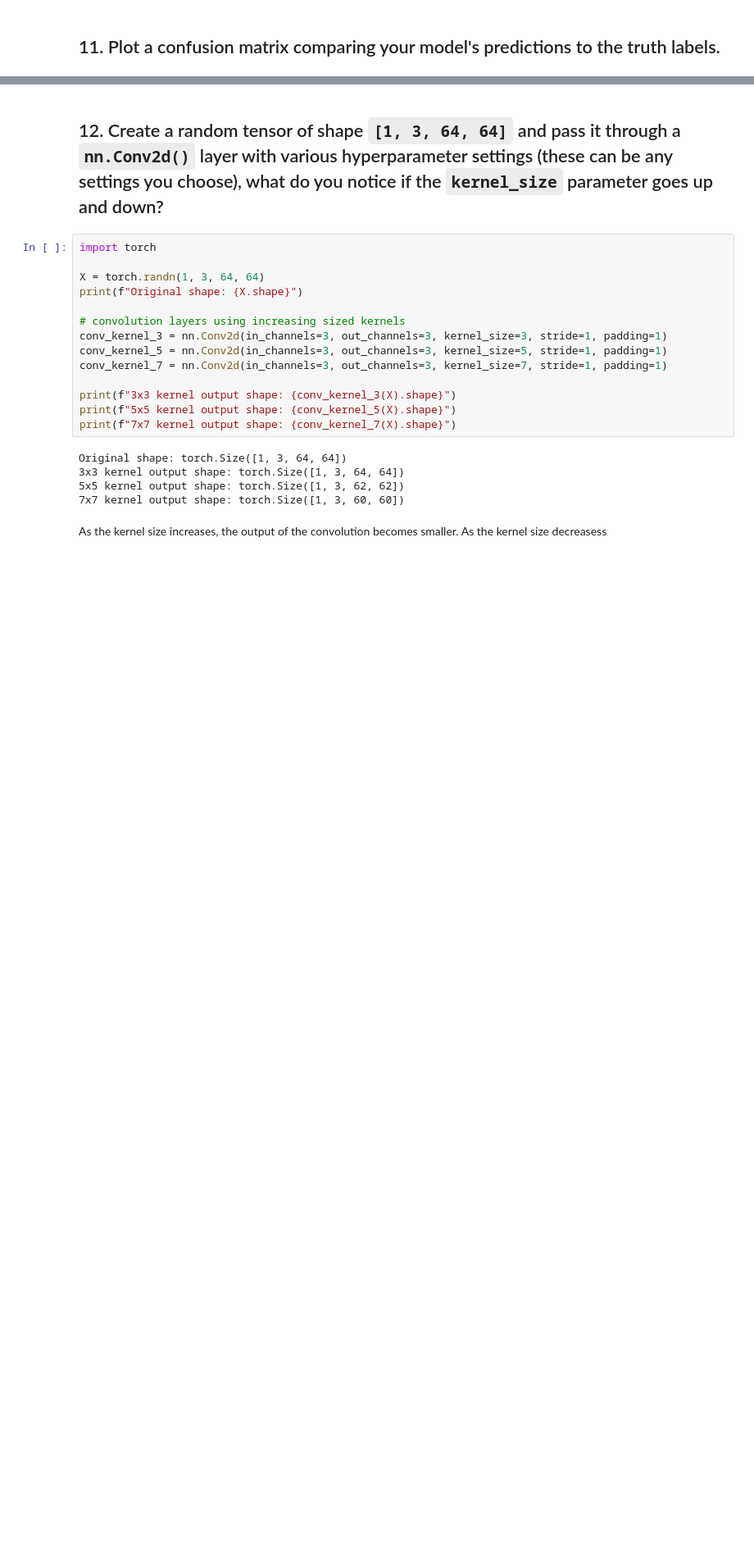
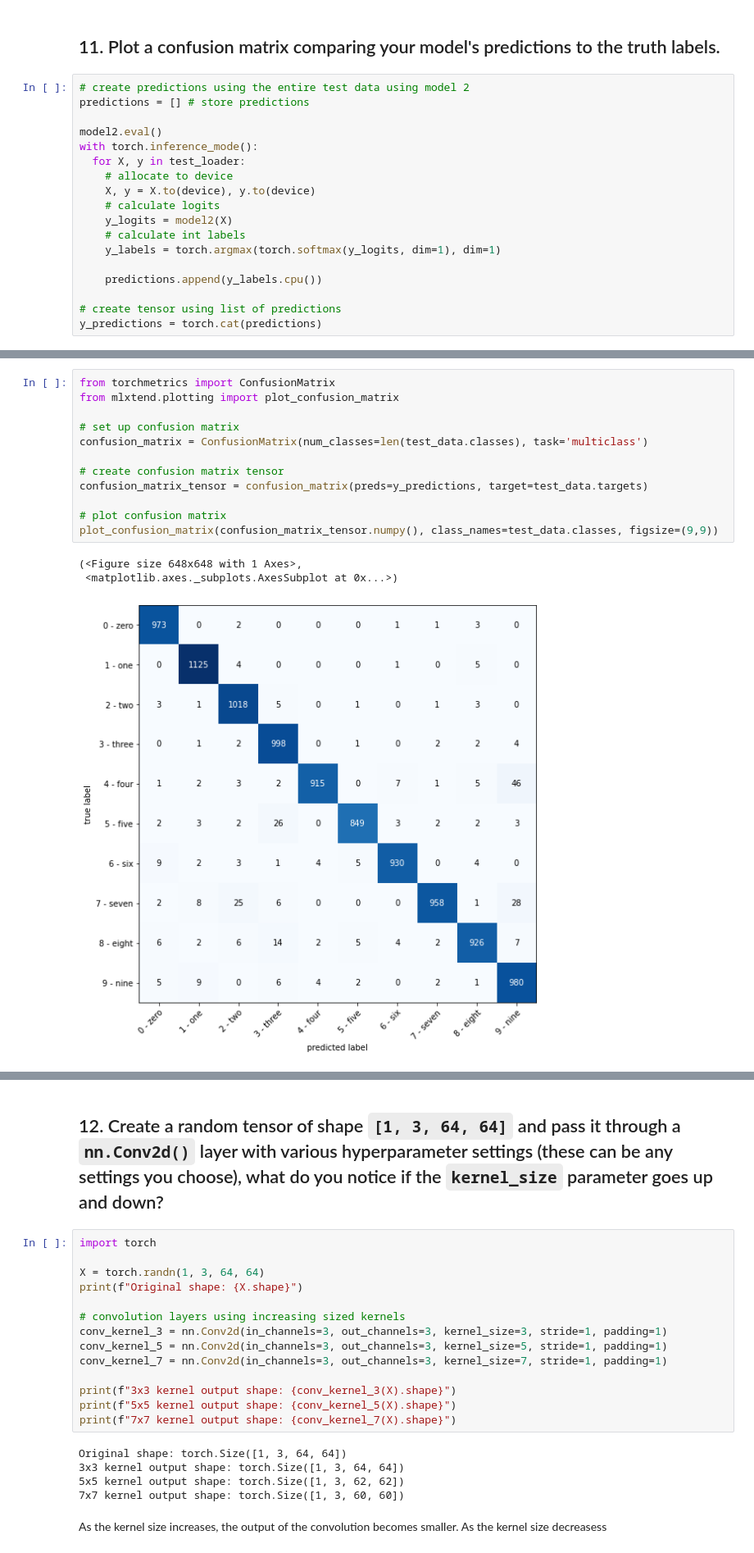
Before and after one commit to torrhen/pytorch_miscellaneous, a Jupyter notebook: 03_pytorch_computer_vision_ex.ipynb, the cells around one changed output, grey strips where cells are left out. Shown at 82% size. Saved outputs shown, nothing was run; the diff lists cells and outputs as text; blank space fills up the shorter version.

```diff
--- a/03_pytorch_computer_vision_ex.ipynb
+++ b/03_pytorch_computer_vision_ex.ipynb
@@ -332,2 +343,20 @@ RuntimeError: ignored
 # %% [markdown]
 ## 11. Plot a confusion matrix comparing your model's predictions to the truth labels.
+# %%
+# create predictions using the entire test data using model 2
+predictions = [] # store predictions
+
+model2.eval()
+with torch.inference_mode():
+  for X, y in test_loader:
+    # allocate to device
+    X, y = X.to(device), y.to(device)
+    # calculate logits
+    y_logits = model2(X)
+    # calculate int labels
+    y_labels = torch.argmax(torch.softmax(y_logits, dim=1), dim=1)
+
+    predictions.append(y_labels.cpu())
+
+# create tensor using list of predictions
+y_predictions = torch.cat(predictions)
@@ -333,0 +376,16 @@ RuntimeError: ignored
+# %%
+from torchmetrics import ConfusionMatrix
+from mlxtend.plotting import plot_confusion_matrix
+
+# set up confusion matrix
+confusion_matrix = ConfusionMatrix(num_classes=len(test_data.classes), task='multiclass')
+
+# create confusion matrix tensor
+confusion_matrix_tensor = confusion_matrix(preds=y_predictions, target=test_data.targets)
+
+# plot confusion matrix
+plot_confusion_matrix(confusion_matrix_tensor.numpy(), class_names=test_data.classes, figsize=(9,9))
+# %% [output]
+(<Figure size 648x648 with 1 Axes>,
+ <matplotlib.axes._subplots.AxesSubplot at 0x...>)
+[figure, added]
```
Also changed, not shown: parts of 11 cells of this notebook.
